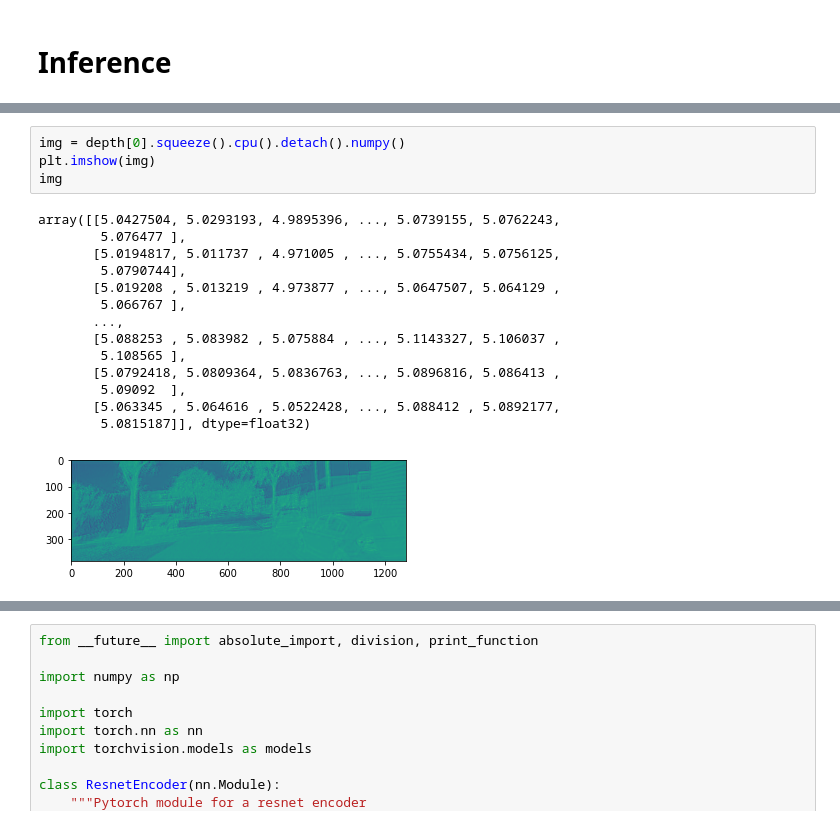
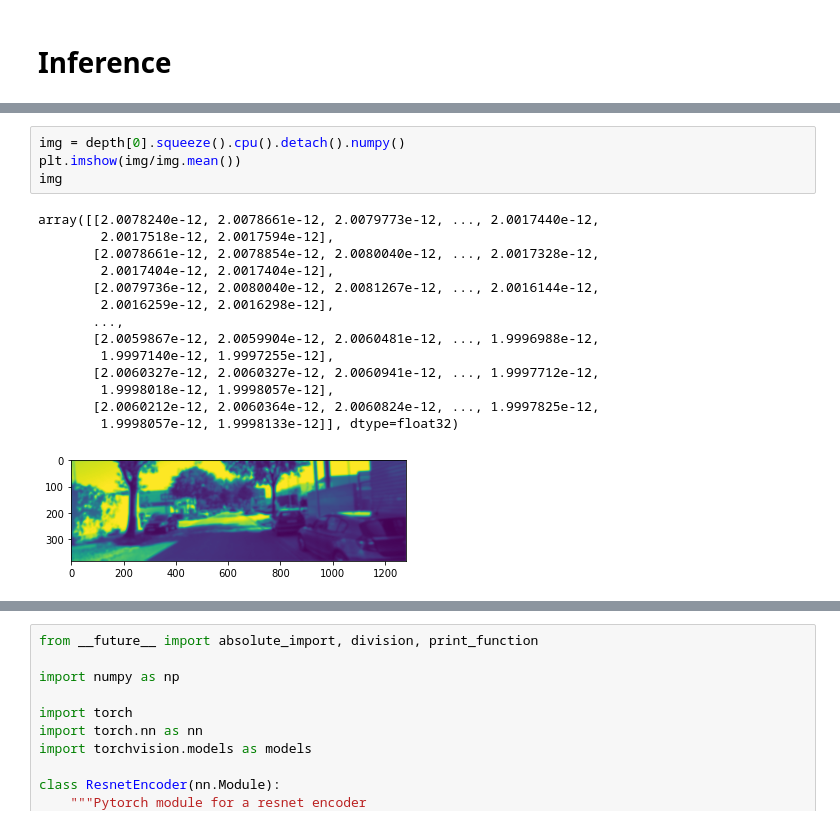
Before and after one commit to Monash-Connected-Autonomous-Vehicle/unsupervised-pseuso-LiDAR, a Jupyter notebook: test.ipynb, the cells around one changed output, grey strips where cells are left out. Cells and saved outputs as stored; diff of their text form.

```diff
--- a/test.ipynb
+++ b/test.ipynb
@@ -138,22 +133,22 @@ tensor([[[0., 0., 0., 0., 0., 0.],
 # %%
 img = depth[0].squeeze().cpu().detach().numpy()
-plt.imshow(img)
+plt.imshow(img/img.mean())
 img
 # %% [output]
-array([[5.0427504, 5.0293193, 4.9895396, ..., 5.0739155, 5.0762243,
-        5.076477 ],
-       [5.0194817, 5.011737 , 4.971005 , ..., 5.0755434, 5.0756125,
-        5.0790744],
-       [5.019208 , 5.013219 , 4.973877 , ..., 5.0647507, 5.064129 ,
-        5.066767 ],
+array([[2.0078240e-12, 2.0078661e-12, 2.0079773e-12, ..., 2.0017440e-12,
+        2.0017518e-12, 2.0017594e-12],
+       [2.0078661e-12, 2.0078854e-12, 2.0080040e-12, ..., 2.0017328e-12,
+        2.0017404e-12, 2.0017404e-12],
+       [2.0079736e-12, 2.0080040e-12, 2.0081267e-12, ..., 2.0016144e-12,
+        2.0016259e-12, 2.0016298e-12],
        ...,
-       [5.088253 , 5.083982 , 5.075884 , ..., 5.1143327, 5.106037 ,
-        5.108565 ],
-       [5.0792418, 5.0809364, 5.0836763, ..., 5.0896816, 5.086413 ,
-        5.09092  ],
-       [5.063345 , 5.064616 , 5.0522428, ..., 5.088412 , 5.0892177,
-        5.0815187]], dtype=float32)
+       [2.0059867e-12, 2.0059904e-12, 2.0060481e-12, ..., 1.9996988e-12,
+        1.9997140e-12, 1.9997255e-12],
+       [2.0060327e-12, 2.0060327e-12, 2.0060941e-12, ..., 1.9997712e-12,
+        1.9998018e-12, 1.9998057e-12],
+       [2.0060212e-12, 2.0060364e-12, 2.0060824e-12, ..., 1.9997825e-12,
+        1.9998057e-12, 1.9998133e-12]], dtype=float32)
-[figure, old version]
+[figure, new version]
 # %%
 def disp_to_depth(disp, min_depth=0.1, max_depth=100.0):
         """Convert network's sigmoid output into depth prediction
```
Also changed, not shown: parts of 9 cells of this notebook, 3 other files.
